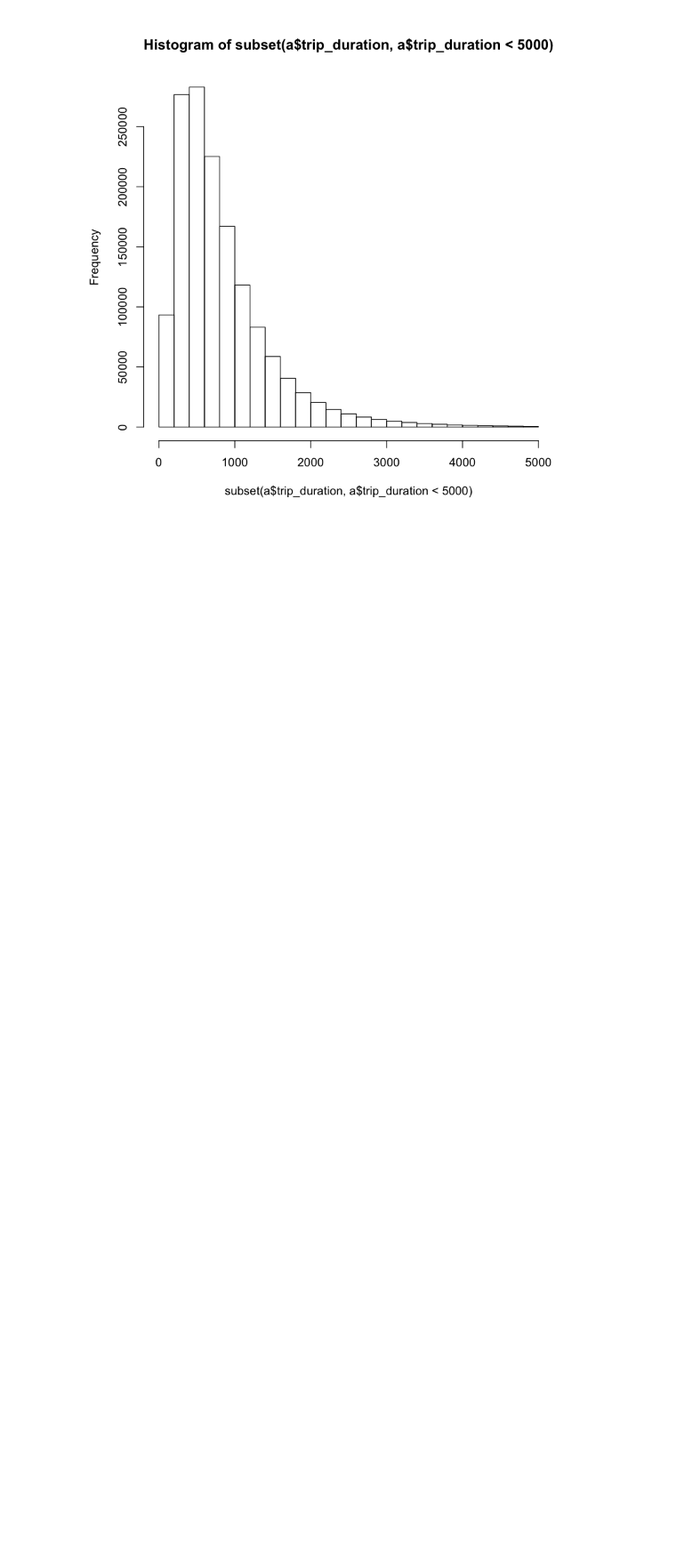
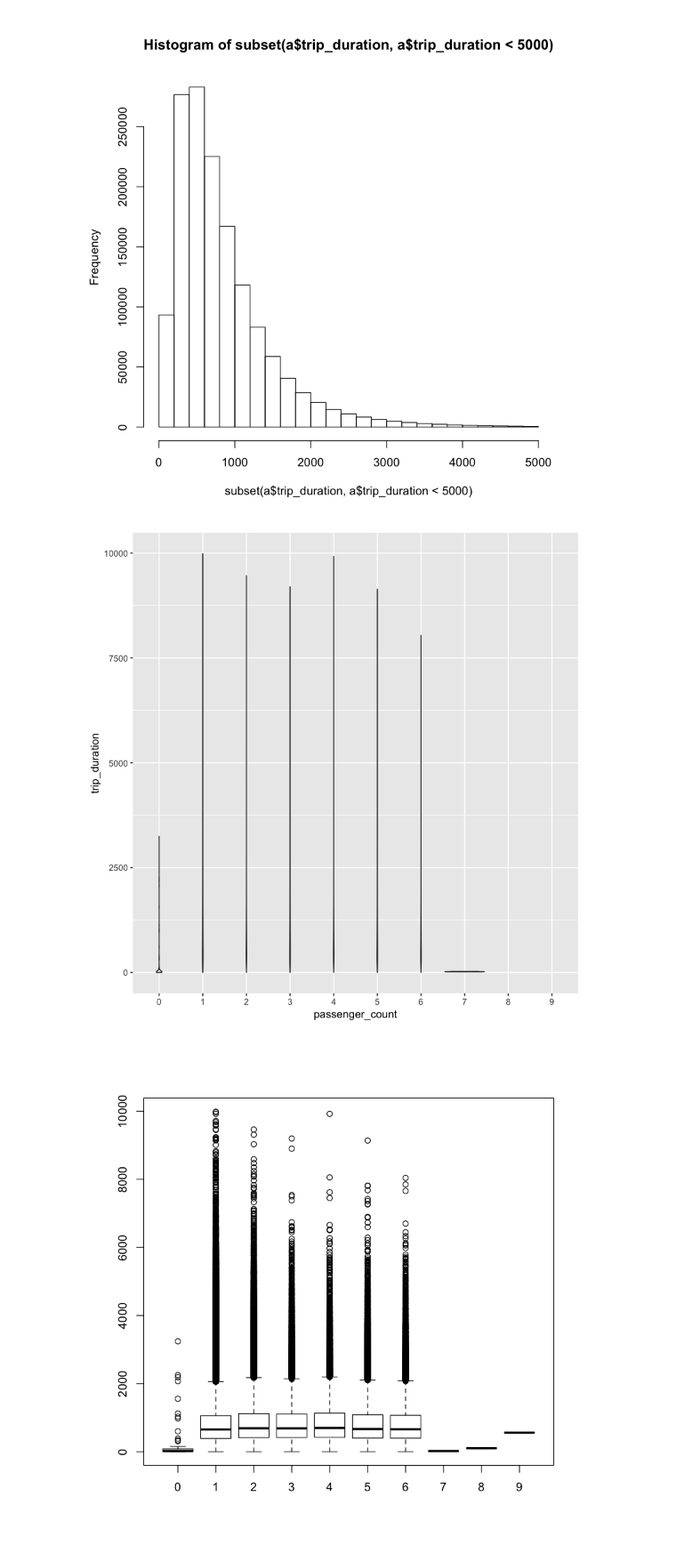
Before and after one commit to teamf3b/NYtaxy, a Jupyter notebook: data_analysis.ipynb, the cells around one changed output. Shown at 89% size. Saved outputs shown, nothing was run; the diff lists cells and outputs as text; code cells hidden in the pictures; blank space fills up the shorter version.

Commit message:
Create visualisation by x / y

```diff
--- a/data_analysis.ipynb
+++ b/data_analysis.ipynb
@@ -24,3 +24,12 @@ barplot(passengers, log="y")
 hist(subset(a$trip_duration, a$trip_duration < 5000))
 # %% [output]
 [figure]
+# %%
+library(ggplot2)
+b = subset(a, a$trip_duration < 10000)
+b$passenger_count = as.factor(b$passenger_count)
+ggplot(b, aes(x=passenger_count, y=trip_duration)) + geom_violin()
+boxplot(trip_duration~passenger_count, data=b)
+# %% [output]
+[figure, added]
+[figure, added]
```
Also changed, not shown: parts of 6 cells of this notebook.
